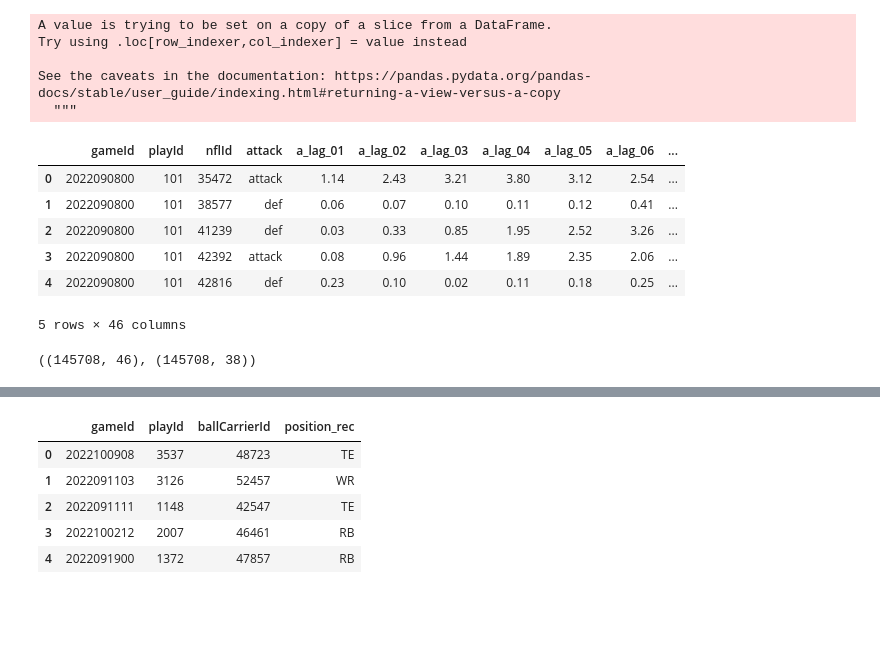
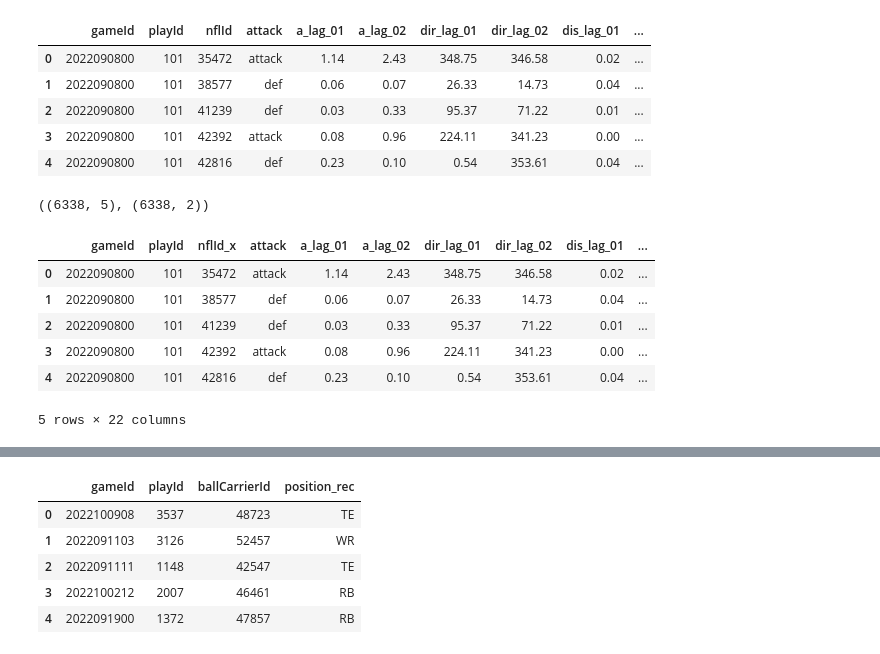
Before and after one commit to statmallu/NFL, a Jupyter notebook: graph NN/graph NN for multiclass prediction.ipynb, the cells around one changed output, grey strips where cells are left out. Cells and saved outputs as stored; diff of their text form; code cells hidden in the pictures; blank space fills up the shorter version.

```diff
--- a/graph NN/graph NN for multiclass prediction.ipynb
+++ b/graph NN/graph NN for multiclass prediction.ipynb
@@ -48,0 +49,8 @@ td.head()
+# %%
+td['order']=td.groupby(['gameId','playId','nflId'])['frameId'].rank('first').apply(int)
+
+td_start=td[['gameId', 'playId','nflId','attack' ,'x', 'y', 's', 'a', 'dir', 'o', 'dis','order']]
+
+td_start['order']=td_start['order'].apply(str).str.zfill(2)
+ball_coordinates=td_start[(td_start.order=='01')&(td_start.nflId==99999)][['gameId', 'playId','nflId','x', 'y']]
+ball_coordinates.head()
@@ -49,25 +69,13 @@ td.head()
 # %%
-td['order']=td.groupby(['gameId','playId','nflId'])['frameId'].rank('first').apply(int)
-
-td_start=td[['gameId', 'playId','nflId','attack' ,'x', 'y', 's', 'a', 'dir', 'o', 'dis','order']]
-
-td_start['order']=td_start['order'].apply(str).str.zfill(2)
-
 td_start= td_start.pivot_table(index=['gameId','playId','nflId','attack'],columns=['order'],values=[ 'x', 'y', 's', 'a', 'dir', 'o', 'dis'],aggfunc='first')
 
 td_start.columns = ['_lag_'.join(col) for col in td_start.columns.values]
 td_start=td_start.reset_index()
 td_start.head()
 # %% [output]
-A value is trying to be set on a copy of a slice from a DataFrame.
-Try using .loc[row_indexer,col_indexer] = value instead
-
-See the caveats in the documentation: https://pandas.pydata.org/pandas-docs/stable/user_guide/indexing.html#returning-a-view-versus-a-copy
-  """
-|  | gameId | playId | nflId | attack | a_lag_01 | a_lag_02 | a_lag_03 | a_lag_04 | a_lag_05 | a_lag_06 | ... |
-| 0 | 2022090800 | 101 | 35472 | attack | 1.14 | 2.43 | 3.21 | 3.80 | 3.12 | 2.54 | ... |
-| 1 | 2022090800 | 101 | 38577 | def | 0.06 | 0.07 | 0.10 | 0.11 | 0.12 | 0.41 | ... |
-| 2 | 2022090800 | 101 | 41239 | def | 0.03 | 0.33 | 0.85 | 1.95 | 2.52 | 3.26 | ... |
-| 3 | 2022090800 | 101 | 42392 | attack | 0.08 | 0.96 | 1.44 | 1.89 | 2.35 | 2.06 | ... |
-| 4 | 2022090800 | 101 | 42816 | def | 0.23 | 0.10 | 0.02 | 0.11 | 0.18 | 0.25 | ... |
+|  | gameId | playId | nflId | attack | a_lag_01 | a_lag_02 | dir_lag_01 | dir_lag_02 | dis_lag_01 | ... |
+| 0 | 2022090800 | 101 | 35472 | attack | 1.14 | 2.43 | 348.75 | 346.58 | 0.02 | ... |
+| 1 | 2022090800 | 101 | 38577 | def | 0.06 | 0.07 | 26.33 | 14.73 | 0.04 | ... |
+| 2 | 2022090800 | 101 | 41239 | def | 0.03 | 0.33 | 95.37 | 71.22 | 0.01 | ... |
+| 3 | 2022090800 | 101 | 42392 | attack | 0.08 | 0.96 | 224.11 | 341.23 | 0.00 | ... |
+| 4 | 2022090800 | 101 | 42816 | def | 0.23 | 0.10 | 0.54 | 353.61 | 0.04 | ... |
-5 rows × 46 columns
@@ -76,4 +82,16 @@ td_cat=pd.get_dummies(td[['gameId','playId','nflId','playDirection','club']].dro
-# %%
-td_start.shape,td_cat.shape
-# %% [output]
-((145708, 46), (145708, 38))
+# %%
+ball_coordinates.shape,ball_coordinates[['gameId','playId']].drop_duplicates().shape
+# %% [output]
+((6338, 5), (6338, 2))
+# %%
+td_start=td_start.merge(ball_coordinates,how='inner',on=['gameId','playId'])
+td_start['distance']= np.sqrt(((td_start.x-td_start.x_lag_01)**2)+((td_start.y-td_start.y_lag_01)**2))
+td_start.head()
+# %% [output]
+|  | gameId | playId | nflId_x | attack | a_lag_01 | a_lag_02 | dir_lag_01 | dir_lag_02 | dis_lag_01 | ... |
+| 0 | 2022090800 | 101 | 35472 | attack | 1.14 | 2.43 | 348.75 | 346.58 | 0.02 | ... |
+| 1 | 2022090800 | 101 | 38577 | def | 0.06 | 0.07 | 26.33 | 14.73 | 0.04 | ... |
+| 2 | 2022090800 | 101 | 41239 | def | 0.03 | 0.33 | 95.37 | 71.22 | 0.01 | ... |
+| 3 | 2022090800 | 101 | 42392 | attack | 0.08 | 0.96 | 224.11 | 341.23 | 0.00 | ... |
+| 4 | 2022090800 | 101 | 42816 | def | 0.23 | 0.10 | 0.54 | 353.61 | 0.04 | ... |
+5 rows × 22 columns
```
Also changed, not shown: parts of 50 cells of this notebook, 1 other file.
